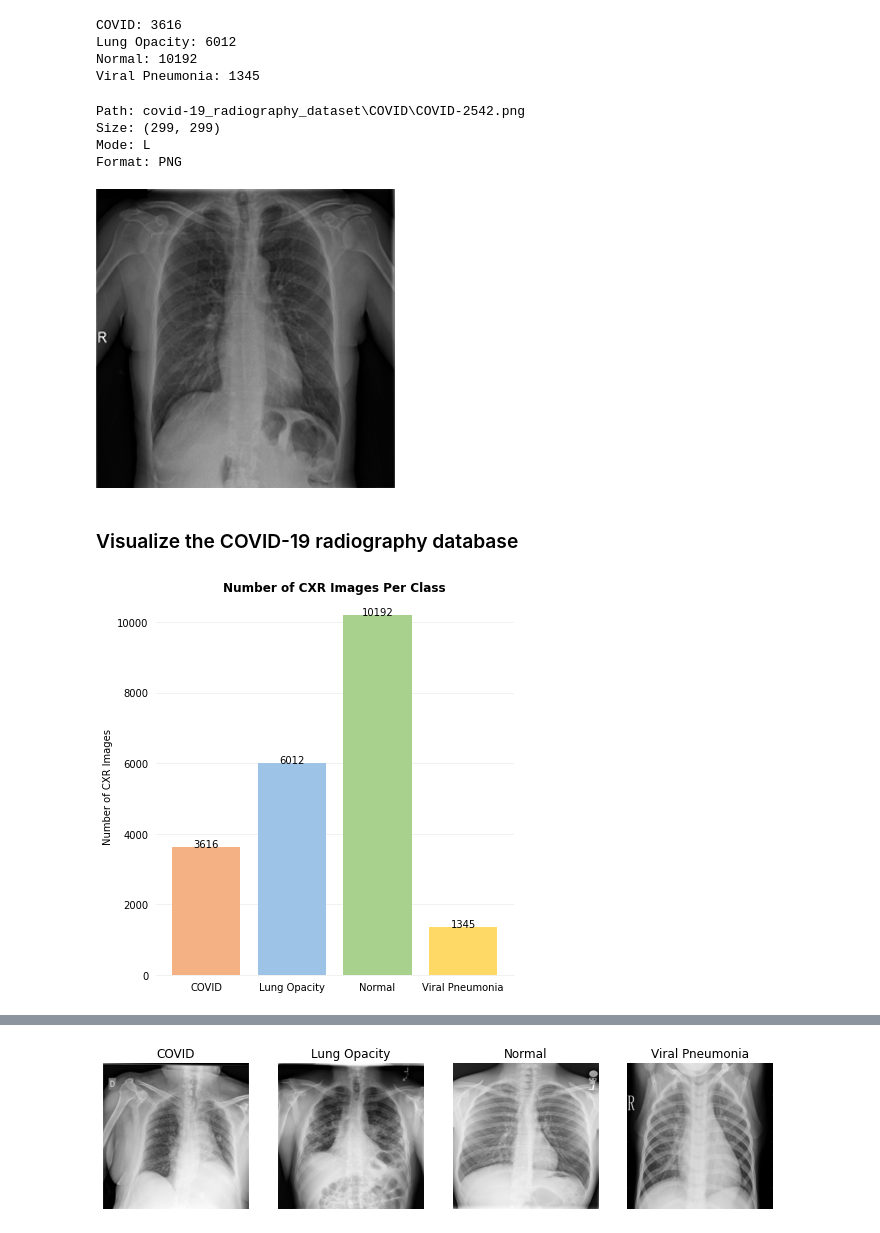
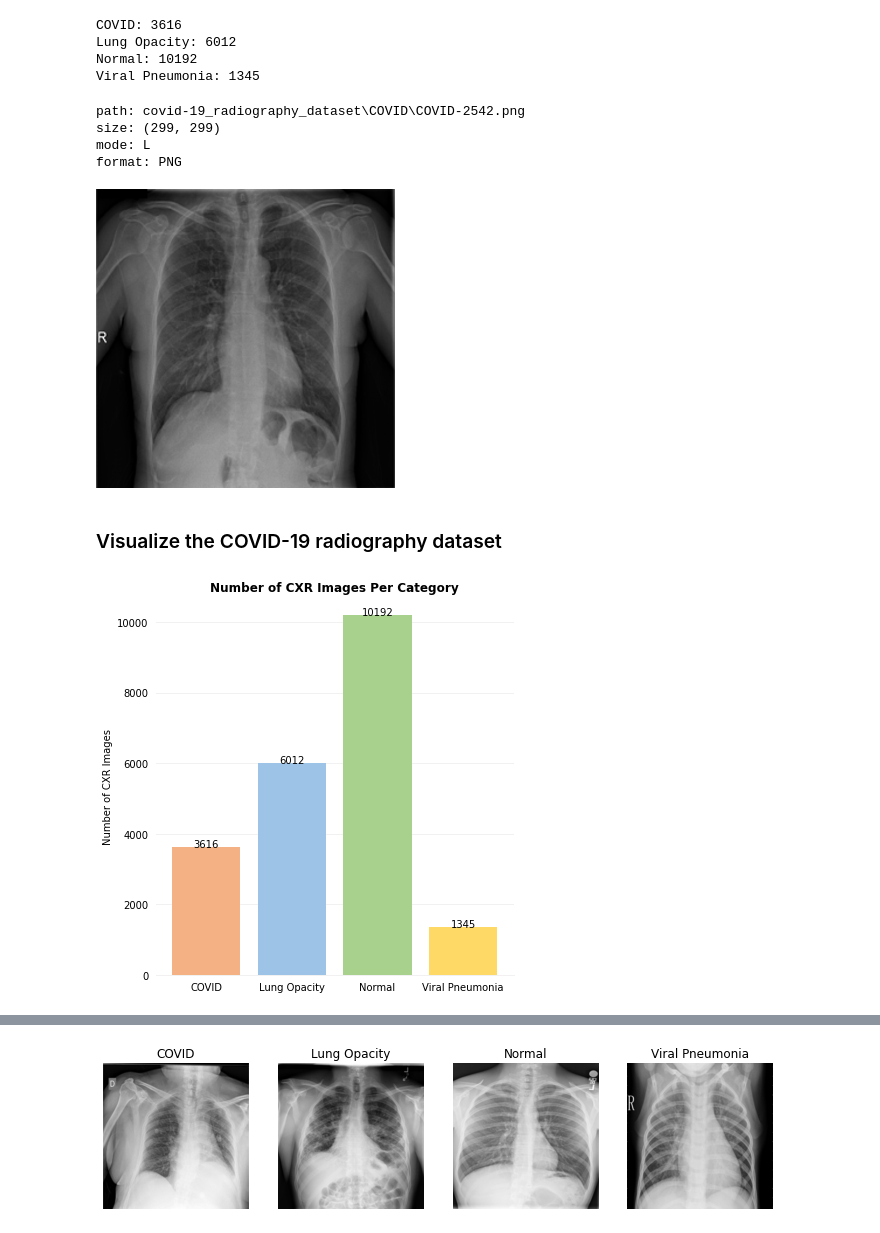
Before and after one commit to mansimann/chest-x-ray-classification, a Jupyter notebook: cxr_classification.ipynb, the cells around one changed output, grey strips where cells are left out. Cells and saved outputs as stored; diff of their text form; code cells hidden in the pictures.

```diff
--- a/cxr_classification.ipynb
+++ b/cxr_classification.ipynb
@@ -25,16 +25,16 @@ from tensorflow.keras.preprocessing.image import ImageDataGenerator
 # %%
-# print the subdirectories of the database
-database_path = 'covid-19_radiography_dataset'
-dir_list = os.listdir(database_path)
+# Print the subdirectories of the dataset
+DATASET_PATH = 'covid-19_radiography_dataset'
+dir_list = os.listdir(DATASET_PATH)
 print(dir_list)
 # %% [output]
 ['COVID', 'Lung Opacity', 'Normal', 'Viral Pneumonia']
 # %%
-# print the number of images per subdirectory
+# Print the number of images per subdirectory
 num_of_images = []
 dir_iter = iter(dir_list)
-for root, dirs, files in os.walk(database_path):
-    if root == database_path: continue
+for root, dirs, files in os.walk(DATASET_PATH):
+    if root == DATASET_PATH: continue
     print('{}: {}'.format(next(dir_iter), len(files)))
     num_of_images.append(len(files))
 # %% [output]
@@ -43,53 +43,52 @@ Lung Opacity: 6012
 Normal: 10192
 Viral Pneumonia: 1345
 # %%
-# print a random image's path, size, mode, and format
-seed = 123
-random.seed(seed)
-rand_img = Image.open(random.choice(glob.glob(database_path + '/**/*')))
+# Display a random image and print its path, size, mode, and format
+SEED = 123
+random.seed(SEED)
+rand_img = Image.open(random.choice(glob(DATASET_PATH + '/**/*')))
 
-print('Path:', rand_img.filename)
-print('Size:', rand_img.size)  # (299, 299)
-print('Mode:', rand_img.mode)  # L: 8-bit grayscale
-print('Format:', rand_img.format)  # PNG
-
+print('path:', rand_img.filename)
+print('size:', rand_img.size)
+print('mode:', rand_img.mode)
+print('format:', rand_img.format)
 display(rand_img)
 # %% [output]
-Path: covid-19_radiography_dataset\COVID\COVID-2542.png
-Size: (299, 299)
-Mode: L
-Format: PNG
+path: covid-19_radiography_dataset\COVID\COVID-2542.png
+size: (299, 299)
+mode: L
+format: PNG
 [figure]
 # %% [markdown]
-### Visualize the COVID-19 radiography database
+### Visualize the COVID-19 radiography dataset
 # %%
-# visualize the number of images per subdirectory
+# Plot the number of images per subdirectory
 x = np.arange(len(dir_list))
 colors = ['#f4b183', '#9dc3e6', '#a9d18e', '#ffd966']
 
-fig, ax = plt.subplots(facecolor='white', figsize=(6, 6))
+fig, ax = plt.subplots(facecolor='white', figsize=(6,6))
 ax.bar(x, num_of_images, color=colors)
 
 ax.spines['top'].set_visible(False)
 ax.spines['right'].set_visible(False)
 ax.spines['left'].set_visible(False)
 ax.spines['bottom'].set_color('#EEEEEE')
 
 ax.yaxis.grid(True, color='#EEEEEE')
 ax.set_axisbelow(True)
 
 plt.xticks(x, dir_list)
 ax.tick_params(bottom=False, left=False)
 
-plt.title('Number of CXR Images Per Class', fontweight='bold')
+plt.title('Number of CXR Images Per Category', fontweight='bold')
 plt.ylabel('Number of CXR Images')
 
 for i in range(len(x)):
     plt.text(i, num_of_images[i], num_of_images[i], ha='center')
 
 plt.tight_layout()
 plt.savefig('figures/bar_chart.png', dpi=200)
 plt.show()
 # %% [output]
-[figure, old version]
+[figure, new version]
 # %%
```
Also changed, not shown: parts of 43 cells of this notebook, 17 other files.
